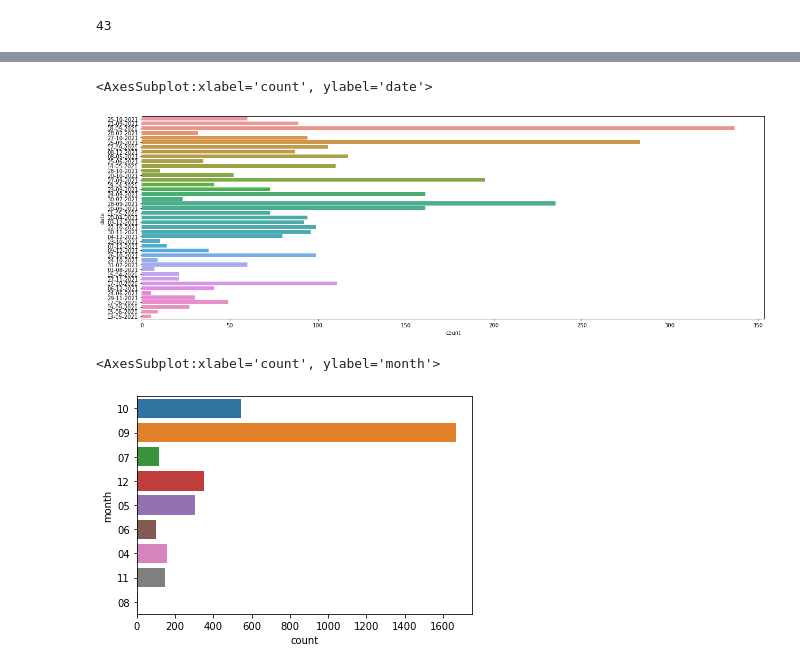
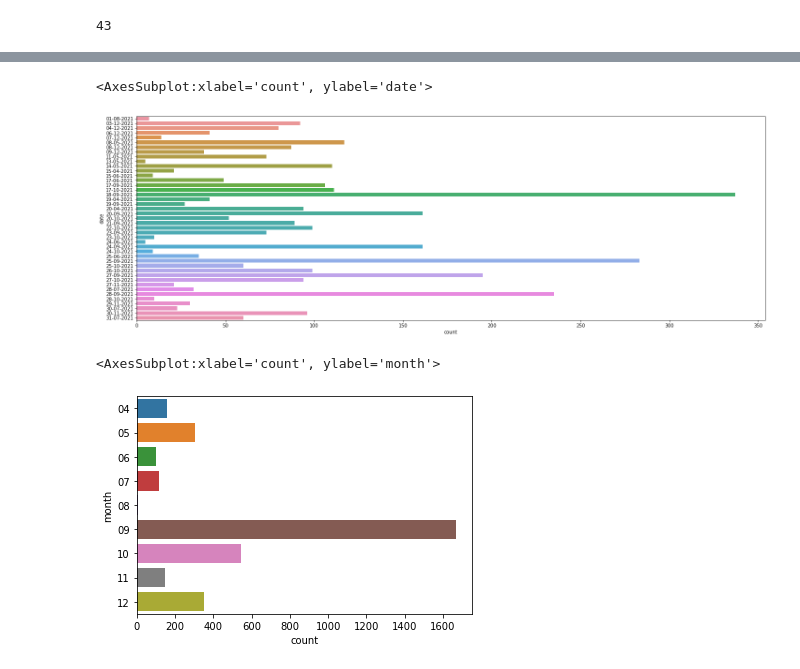
Before and after one commit to imagination-ai/kerem-side-projects-monorepo, a Jupyter notebook: inflation/analysis/descriptive-analysis.ipynb, the cells around one changed output, grey strips where cells are left out. Drawn from its saved outputs; the diff is of its cells as text; code cells hidden in the pictures.

```diff
--- a/inflation/analysis/descriptive-analysis.ipynb
+++ b/inflation/analysis/descriptive-analysis.ipynb
@@ -76,5 +72,0 @@ print(f"{len(df[df['in_stock'] == True])} items in stocks in total of {len(df)}
-# %%
-# Create new date column (We don't need the hour part of the date object)
-# Also drop original date column
-df['date'] = df['sample_date'].apply(lambda x: pd.Timestamp.strftime(x, '%d-%m-%Y'))
-df.head()
@@ -106,4 +107,5 @@ df_in_stock.head()
 # %%
-# Sort by name and date
-df_in_stock = df_in_stock.sort_values('product_name')
-df_in_stock.head()
+# Sort by date
+df_in_stock = df_in_stock.sort_values('date')
+# Sort by name
+# df_in_stock = df_in_stock.sort_values('product_name')
@@ -122,5 +127,4 @@ df_in_stock['product_name'].nunique()
 # %%
 # date range
-df_in_stock['date'] = pd.to_datetime(df_in_stock['date'], format='%d-%m-%Y')
-# df_in_stock.date.min(), df_in_stock.date.max() # duzgun calismiyor
-#df.sample_date.min(), df.sample_date.max()
+#df_in_stock['date'] = pd.to_datetime(df_in_stock['date'], format='%d-%m-%Y')
+df_in_stock.date.min(), df_in_stock.date.max()
@@ -152,18 +158,18 @@ df_in_stock['date'].value_counts()
 Name: date, dtype: int64
 # %%
-plt.figure(figsize=(21,7))
+plt.figure(figsize=(24,8)) #Q: bu niye hatali cikmaya basladi saatleri almama ragmen?
 sns.countplot(y="date", data=df_in_stock)
 # %% [output]
 <AxesSubplot:xlabel='count', ylabel='date'>
-[figure, old version]
+[figure, new version]
 # %%
 # monthly data frequencies
-
 # derive monthly data
-
+df_in_stock['date'] = df_in_stock.date.apply(lambda x: datetime.strptime(str(x), "%d-%m-%Y"))
 df_in_stock['month'] = df_in_stock['date'].apply(lambda x: pd.Timestamp.strftime(x, '%m'))
 # %%
+df_in_stock = df_in_stock.sort_values('date')
 sns.countplot(y="month", data=df_in_stock)
 # %% [output]
 <AxesSubplot:xlabel='count', ylabel='month'>
-[figure, old version]
+[figure, new version]
```
Also changed, not shown: parts of 19 cells of this notebook, 1 other file.
